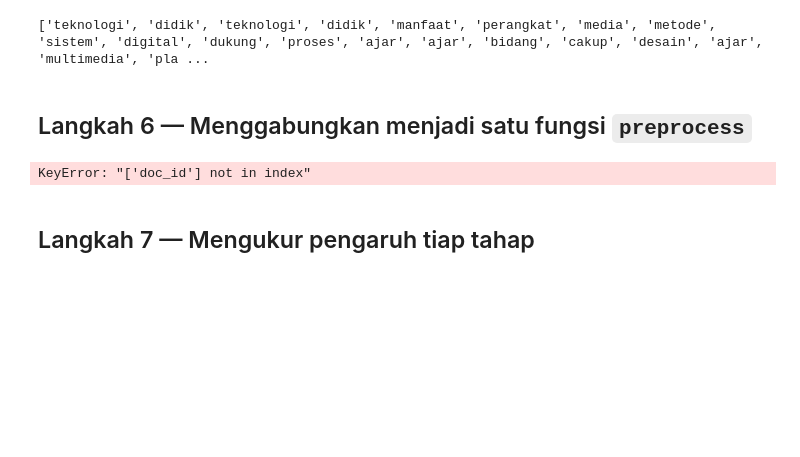
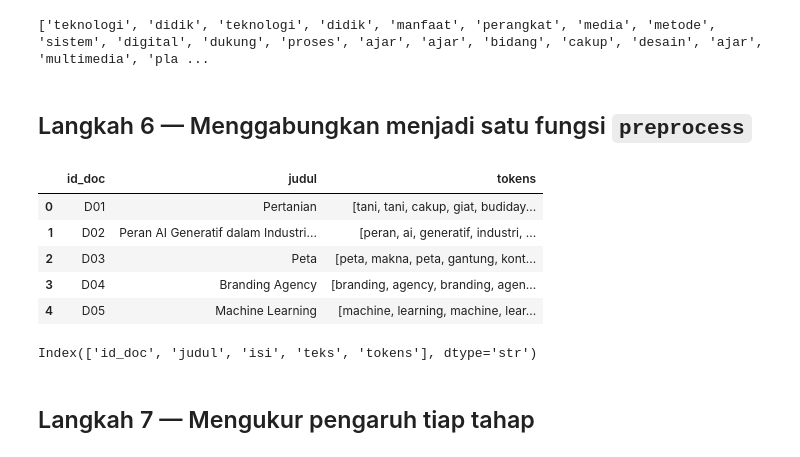
Before and after one commit to uccuuu/Project-STKI, a Jupyter notebook: notebooks/01_preprocessing.ipynb, the cells around one changed output. Cells and saved outputs as stored; diff of their text form; code cells hidden in the pictures; blank space fills up the shorter version.

```diff
--- a/notebooks/01_preprocessing.ipynb
+++ b/notebooks/01_preprocessing.ipynb
@@ -123,16 +123,26 @@ print([stem(t) for t in tanpa_sw])
 # %%
 def preprocess(teks, use_stopword=True, use_stemming=True):
     tokens = tokenize(case_folding(teks))
     if use_stopword:
         tokens = remove_stopwords(tokens)
     if use_stemming:
         tokens = [stem(t) for t in tokens]
     return tokens
 
 korpus["tokens"] = korpus["teks"].apply(preprocess)
-korpus[["doc_id", "judul", "tokens"]].head()
+korpus[["id_doc", "judul", "tokens"]].head()
 # %% [output]
-KeyError: "['doc_id'] not in index"
+|  | id_doc | judul | tokens |
+| 0 | D01 | Pertanian | [tani, tani, cakup, giat, budiday... |
+| 1 | D02 | Peran AI Generatif dalam Industri... | [peran, ai, generatif, industri, ... |
+| 2 | D03 | Peta | [peta, makna, peta, gantung, kont... |
+| 3 | D04 | Branding Agency | [branding, agency, branding, agen... |
+| 4 | D05 | Machine Learning | [machine, learning, machine, lear... |
+# %%
+
+print(korpus.columns)
+# %% [output]
+Index(['id_doc', 'judul', 'isi', 'teks', 'tokens'], dtype='str')
 # %% [markdown]
 ## Langkah 7 — Mengukur pengaruh tiap tahap
 # %%
```
Also changed, not shown: parts of 2 cells of this notebook, 1 other file.
